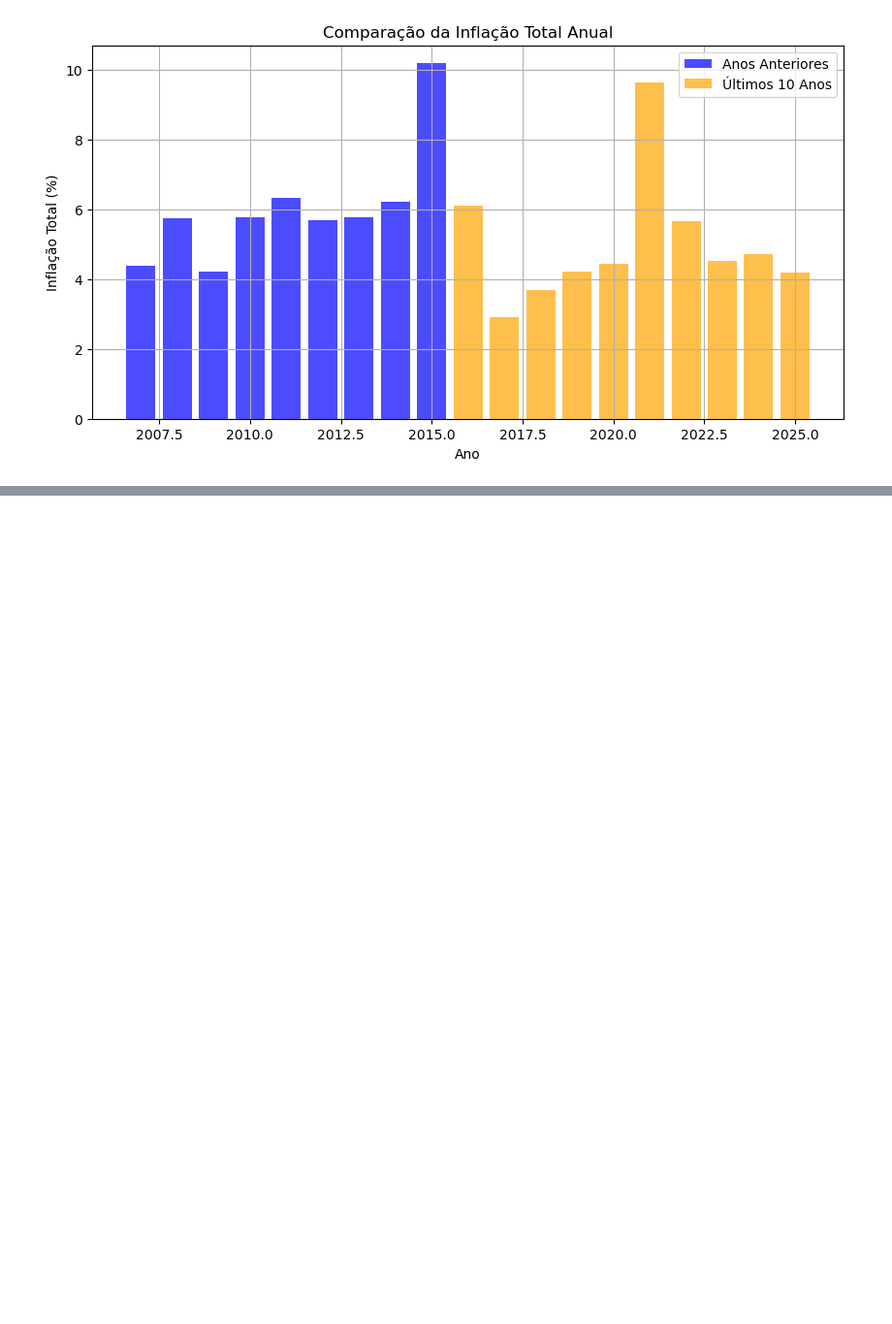
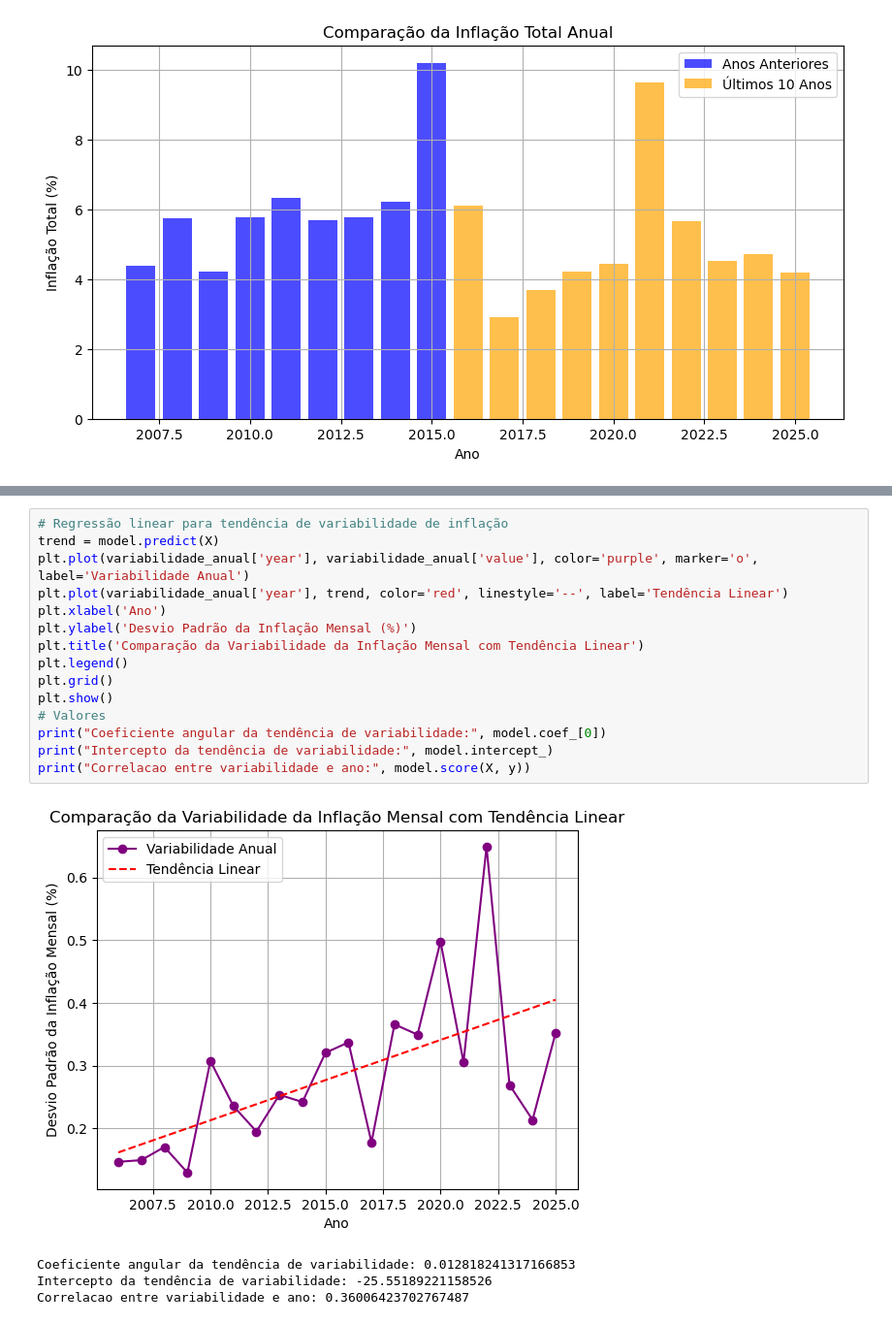
Before and after one commit to KelvenAlcantara/public_projects_economics, a Jupyter notebook: inflacao_custo_vida/analysis.ipynb, the cells around one changed output, grey strips where cells are left out. Shown at 97% size. Drawn from its saved outputs; the diff is of its cells as text; blank space fills up the shorter version.

```diff
--- a/inflacao_custo_vida/analysis.ipynb
+++ b/inflacao_custo_vida/analysis.ipynb
@@ -210,0 +254,20 @@ TypeError: object of type 'module' has no len()
+# %%
+# Regressão linear para tendência de variabilidade de inflação
+trend = model.predict(X)
+plt.plot(variabilidade_anual['year'], variabilidade_anual['value'], color='purple', marker='o', label='Variabilidade Anual')
+plt.plot(variabilidade_anual['year'], trend, color='red', linestyle='--', label='Tendência Linear')
+plt.xlabel('Ano')
+plt.ylabel('Desvio Padrão da Inflação Mensal (%)')
+plt.title('Comparação da Variabilidade da Inflação Mensal com Tendência Linear')
+plt.legend()
+plt.grid()
+plt.show()
+# Valores
+print("Coeficiente angular da tendência de variabilidade:", model.coef_[0])
+print("Intercepto da tendência de variabilidade:", model.intercept_)
+print("Correlacao entre variabilidade e ano:", model.score(X, y))
+# %% [output]
+[figure, added]
+Coeficiente angular da tendência de variabilidade: 0.012818241317166853
+Intercepto da tendência de variabilidade: -25.55189221158526
+Correlacao entre variabilidade e ano: 0.36006423702767487
```
Also changed, not shown: parts of 13 cells of this notebook, 10 other files.
